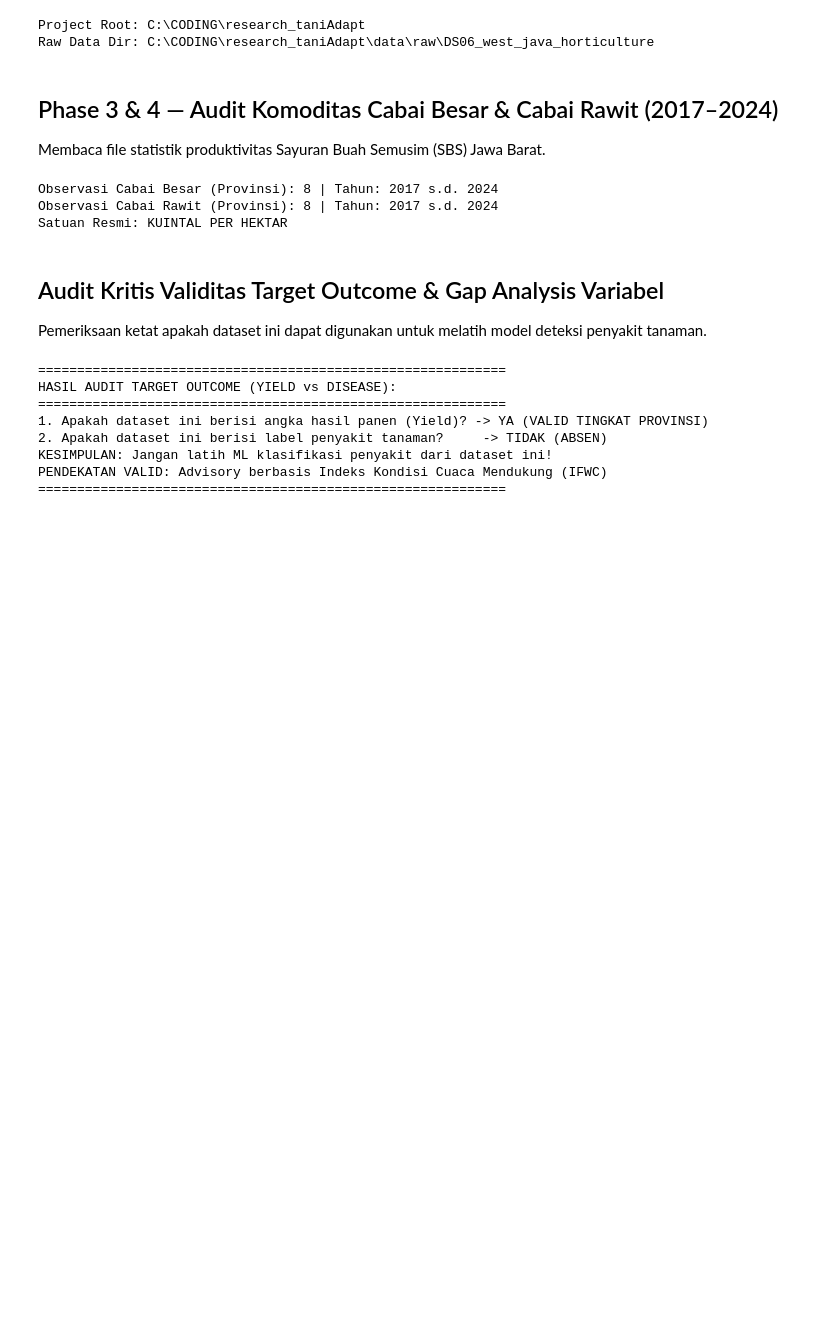
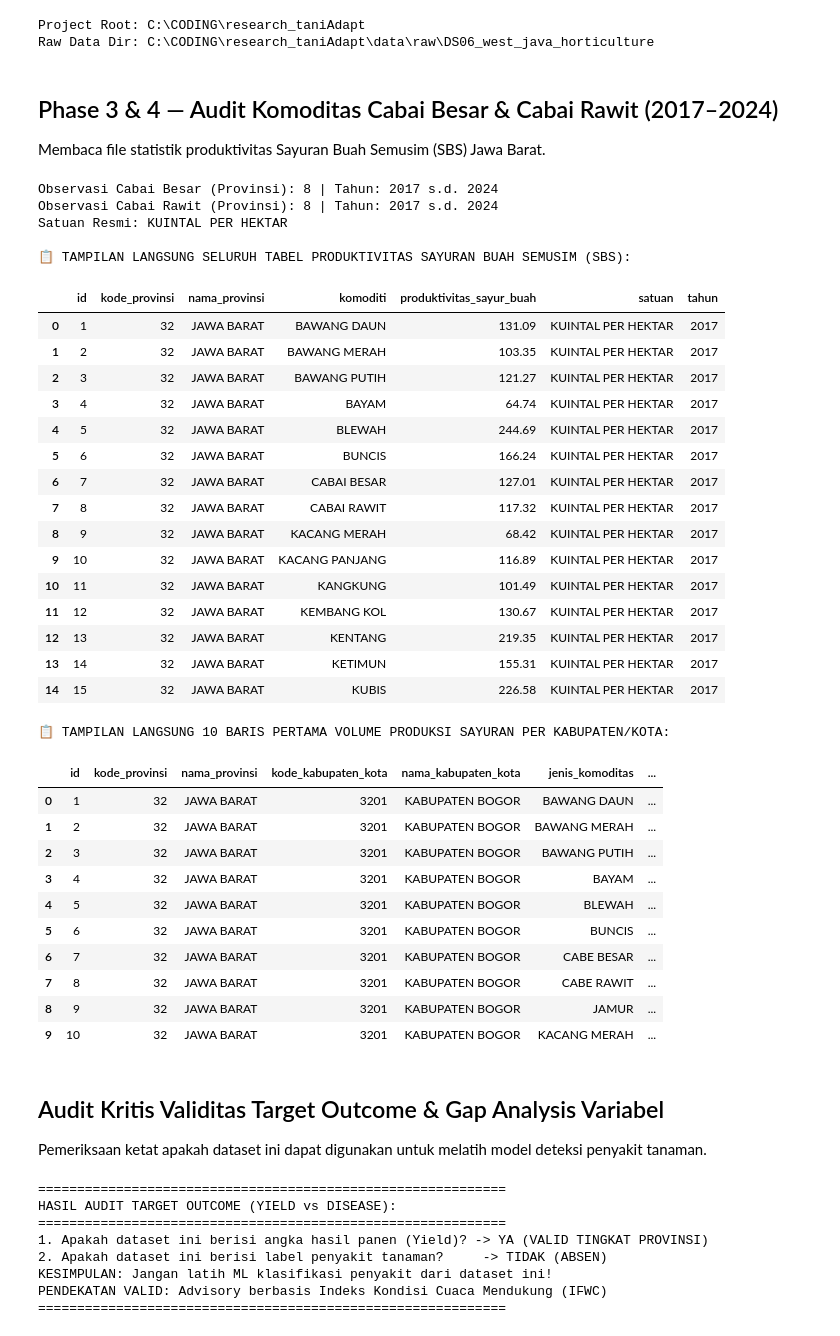
Before and after one commit to fathirrizkifadillah/research_taniadapt, a Jupyter notebook: notebook/06_west_java_horticulture_productivity.ipynb, the cells around one changed output. Cells and saved outputs as stored; diff of their text form; code cells hidden in the pictures; blank space fills up the shorter version.

```diff
--- a/notebook/06_west_java_horticulture_productivity.ipynb
+++ b/notebook/06_west_java_horticulture_productivity.ipynb
@@ -34,15 +34,52 @@ Membaca file statistik produktivitas Sayuran Buah Semusim (SBS) Jawa Barat.
 # %%
 df_sbs = pd.read_csv(RAW_DIR / "produktivitas_sbs_jabar.csv")
 cabai_besar = df_sbs[df_sbs['komoditi'] == 'CABAI BESAR'].sort_values('tahun')
 cabai_rawit = df_sbs[df_sbs['komoditi'] == 'CABAI RAWIT'].sort_values('tahun')
 
 print("Observasi Cabai Besar (Provinsi):", len(cabai_besar), "| Tahun:", cabai_besar['tahun'].min(), "s.d.", cabai_besar['tahun'].max())
 print("Observasi Cabai Rawit (Provinsi):", len(cabai_rawit), "| Tahun:", cabai_rawit['tahun'].min(), "s.d.", cabai_rawit['tahun'].max())
 print("Satuan Resmi:", cabai_besar['satuan'].iloc[0])
+
+print("\n📋 TAMPILAN LANGSUNG SELURUH TABEL PRODUKTIVITAS SAYURAN BUAH SEMUSIM (SBS):")
+display(df_sbs.head(15))
+
+df_prod = pd.read_csv(RAW_DIR / "produksi_sayuran_komoditas_jabar.csv")
+print("\n📋 TAMPILAN LANGSUNG 10 BARIS PERTAMA VOLUME PRODUKSI SAYURAN PER KABUPATEN/KOTA:")
+display(df_prod.head(10))
 # %% [output]
 Observasi Cabai Besar (Provinsi): 8 | Tahun: 2017 s.d. 2024
 Observasi Cabai Rawit (Provinsi): 8 | Tahun: 2017 s.d. 2024
 Satuan Resmi: KUINTAL PER HEKTAR
+
+📋 TAMPILAN LANGSUNG SELURUH TABEL PRODUKTIVITAS SAYURAN BUAH SEMUSIM (SBS):
+|  | id | kode_provinsi | nama_provinsi | komoditi | produktivitas_sayur_buah | satuan | tahun |
+| 0 | 1 | 32 | JAWA BARAT | BAWANG DAUN | 131.09 | KUINTAL PER HEKTAR | 2017 |
+| 1 | 2 | 32 | JAWA BARAT | BAWANG MERAH | 103.35 | KUINTAL PER HEKTAR | 2017 |
+| 2 | 3 | 32 | JAWA BARAT | BAWANG PUTIH | 121.27 | KUINTAL PER HEKTAR | 2017 |
+| 3 | 4 | 32 | JAWA BARAT | BAYAM | 64.74 | KUINTAL PER HEKTAR | 2017 |
+| 4 | 5 | 32 | JAWA BARAT | BLEWAH | 244.69 | KUINTAL PER HEKTAR | 2017 |
+| 5 | 6 | 32 | JAWA BARAT | BUNCIS | 166.24 | KUINTAL PER HEKTAR | 2017 |
+| 6 | 7 | 32 | JAWA BARAT | CABAI BESAR | 127.01 | KUINTAL PER HEKTAR | 2017 |
+| 7 | 8 | 32 | JAWA BARAT | CABAI RAWIT | 117.32 | KUINTAL PER HEKTAR | 2017 |
+| 8 | 9 | 32 | JAWA BARAT | KACANG MERAH | 68.42 | KUINTAL PER HEKTAR | 2017 |
+| 9 | 10 | 32 | JAWA BARAT | KACANG PANJANG | 116.89 | KUINTAL PER HEKTAR | 2017 |
+| 10 | 11 | 32 | JAWA BARAT | KANGKUNG | 101.49 | KUINTAL PER HEKTAR | 2017 |
+| 11 | 12 | 32 | JAWA BARAT | KEMBANG KOL | 130.67 | KUINTAL PER HEKTAR | 2017 |
+| 12 | 13 | 32 | JAWA BARAT | KENTANG | 219.35 | KUINTAL PER HEKTAR | 2017 |
+| 13 | 14 | 32 | JAWA BARAT | KETIMUN | 155.31 | KUINTAL PER HEKTAR | 2017 |
+| 14 | 15 | 32 | JAWA BARAT | KUBIS | 226.58 | KUINTAL PER HEKTAR | 2017 |
+📋 TAMPILAN LANGSUNG 10 BARIS PERTAMA VOLUME PRODUKSI SAYURAN PER KABUPATEN/KOTA:
+|  | id | kode_provinsi | nama_provinsi | kode_kabupaten_kota | nama_kabupaten_kota | jenis_komoditas | ... |
+| 0 | 1 | 32 | JAWA BARAT | 3201 | KABUPATEN BOGOR | BAWANG DAUN | ... |
+| 1 | 2 | 32 | JAWA BARAT | 3201 | KABUPATEN BOGOR | BAWANG MERAH | ... |
+| 2 | 3 | 32 | JAWA BARAT | 3201 | KABUPATEN BOGOR | BAWANG PUTIH | ... |
+| 3 | 4 | 32 | JAWA BARAT | 3201 | KABUPATEN BOGOR | BAYAM | ... |
+| 4 | 5 | 32 | JAWA BARAT | 3201 | KABUPATEN BOGOR | BLEWAH | ... |
+| 5 | 6 | 32 | JAWA BARAT | 3201 | KABUPATEN BOGOR | BUNCIS | ... |
+| 6 | 7 | 32 | JAWA BARAT | 3201 | KABUPATEN BOGOR | CABE BESAR | ... |
+| 7 | 8 | 32 | JAWA BARAT | 3201 | KABUPATEN BOGOR | CABE RAWIT | ... |
+| 8 | 9 | 32 | JAWA BARAT | 3201 | KABUPATEN BOGOR | JAMUR | ... |
+| 9 | 10 | 32 | JAWA BARAT | 3201 | KABUPATEN BOGOR | KACANG MERAH | ... |
 # %% [markdown]
 ## Audit Kritis Validitas Target Outcome & Gap Analysis Variabel
 Pemeriksaan ketat apakah dataset ini dapat digunakan untuk melatih model deteksi penyakit tanaman.
```
Also changed, not shown: 56 other files.
